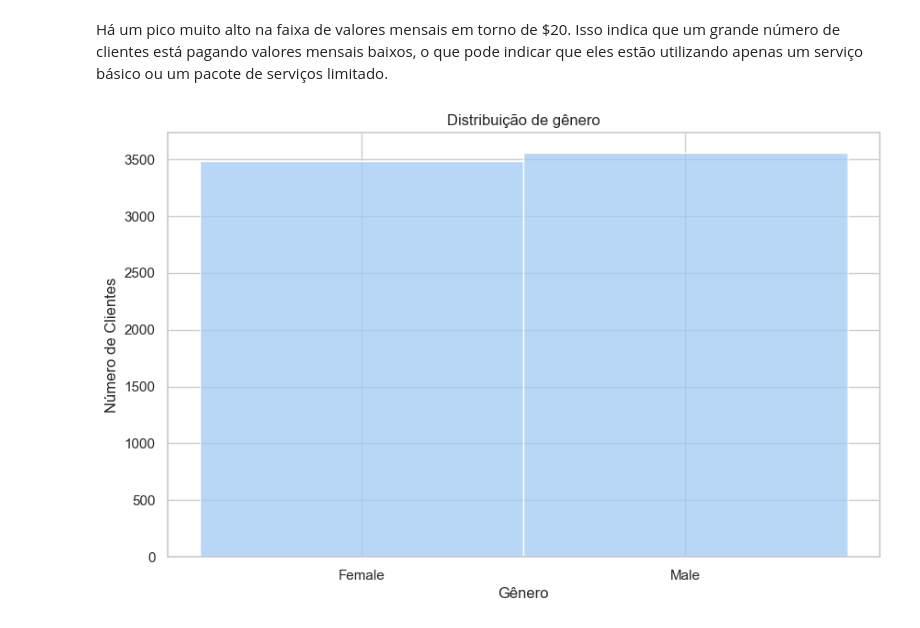
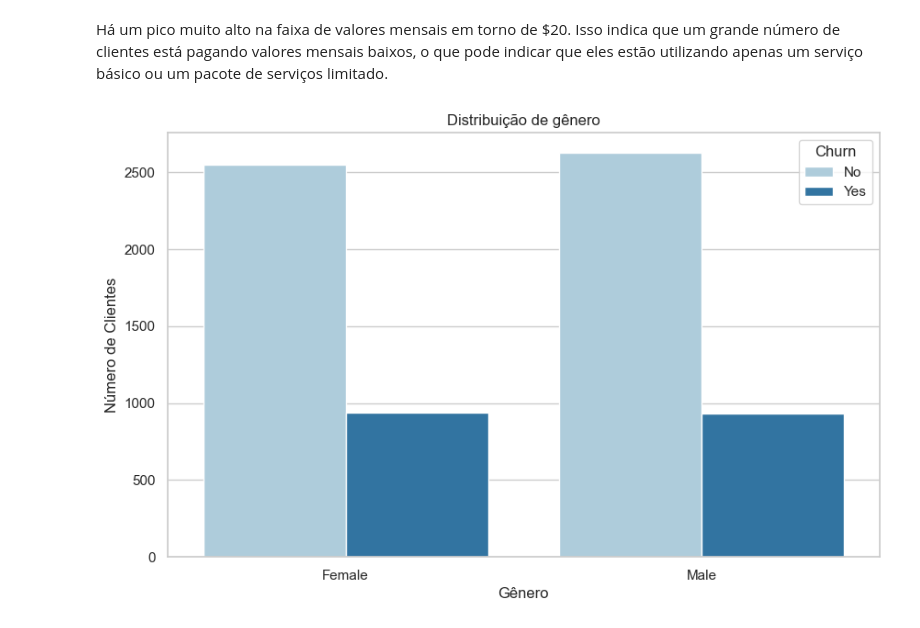
Before and after one commit to ArthurrCr/Churn_Telco, a Jupyter notebook: notebooks/exploratory_data_analysis.ipynb, the cells around one changed output. Cells and saved outputs as stored; diff of their text form; code cells hidden in the pictures.

```diff
--- a/notebooks/exploratory_data_analysis.ipynb
+++ b/notebooks/exploratory_data_analysis.ipynb
@@ -93,7 +93,7 @@ None
 Identificar os Fatores de Churn: Compreender quais características ou comportamentos dos clientes estão mais associados ao risco de eles cancelarem seus serviços.
 # %%
 # Paleta de cores pastel
-sns.set_palette('pastel')
+sns.set_palette('Paired')
 
 # Print da paleta de cores
 print("Paleta de cores:")
@@ -147,10 +149,10 @@ plt.show()
 Há um pico muito alto na faixa de valores mensais em torno de $20. Isso indica que um grande número de clientes está pagando valores mensais baixos, o que pode indicar que eles estão utilizando apenas um serviço básico ou um pacote de serviços limitado.
 # %%
 plt.figure(figsize=(10, 6))
-sns.histplot(dataset['gender'])
+sns.countplot(x='gender', data=dataset,palette='Paired', hue='Churn')
 plt.title('Distribuição de gênero')
 plt.xlabel('Gênero')
 plt.ylabel('Número de Clientes')
 plt.show()
 # %% [output]
-[figure, old version]
+[figure, new version]
```
Also changed, not shown: parts of 19 cells of this notebook.
